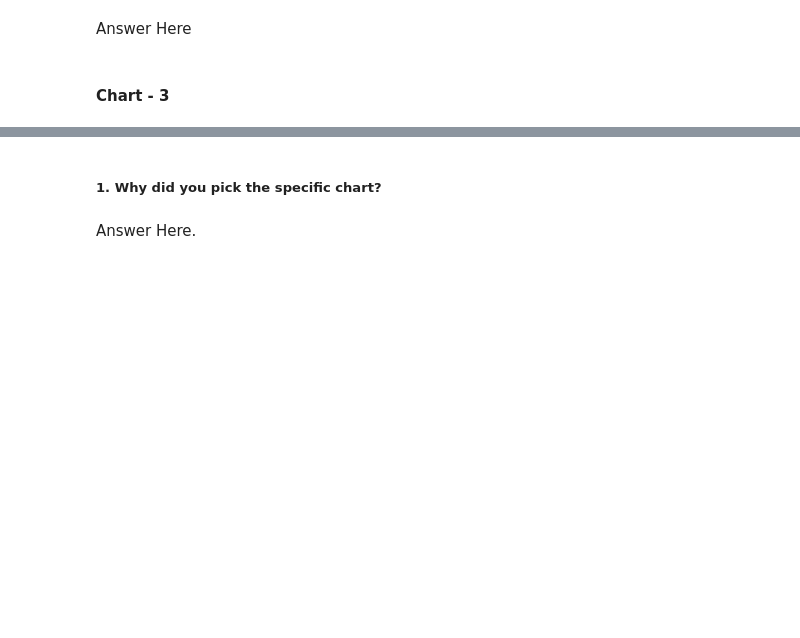
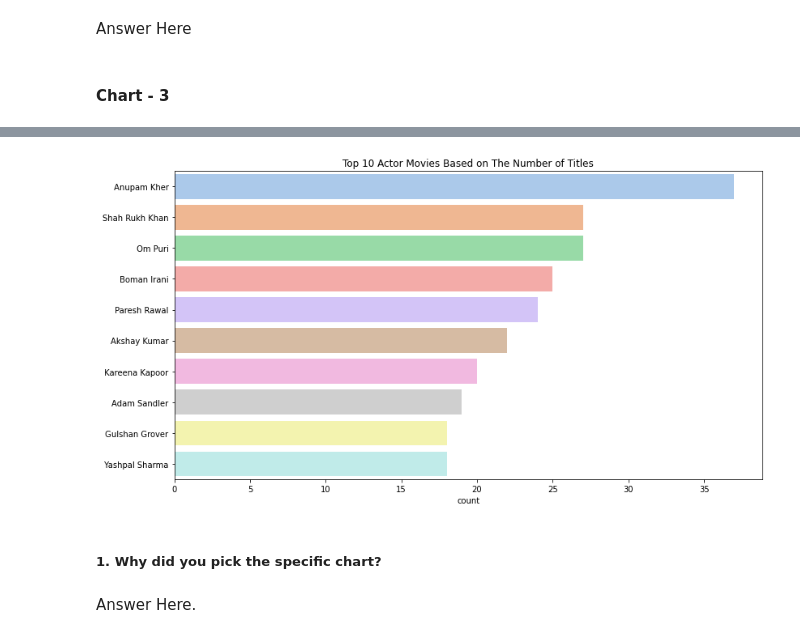
Before and after one commit to aniket98raj/Netflix-Movies-and-TV-Shows-Clustering, a Jupyter notebook: Aniket_Raj_Netflix_Movies_and_TV_Shows_Clustering_Capstone_Project.ipynb, the cells around one changed output, grey strips where cells are left out. Drawn from its saved outputs; the diff is of its cells as text; code cells hidden in the pictures; blank space fills up the shorter version.

```diff
--- a/Aniket_Raj_Netflix_Movies_and_TV_Shows_Clustering_Capstone_Project.ipynb
+++ b/Aniket_Raj_Netflix_Movies_and_TV_Shows_Clustering_Capstone_Project.ipynb
@@ -279,3 +387,11 @@ Answer Here
+# %%
+filtered_cast_movies = Netflix_movies_df[Netflix_movies_df.cast != 'No cast'].set_index('title').cast.str.split(',', expand=True).stack().reset_index(level=1, drop=True)
+plt.figure(figsize=(13,7))
+plt.title('Top 10 Actor Movies Based on The Number of Titles')
+sns.countplot(y = filtered_cast_movies, order=filtered_cast_movies.value_counts().index[:10], palette='pastel')
+plt.show()
+# %% [output]
+[figure, added]
 # %% [markdown]
 ##### 1. Why did you pick the specific chart?
 # %% [markdown]
```
Also changed, not shown: parts of 22 cells of this notebook.
